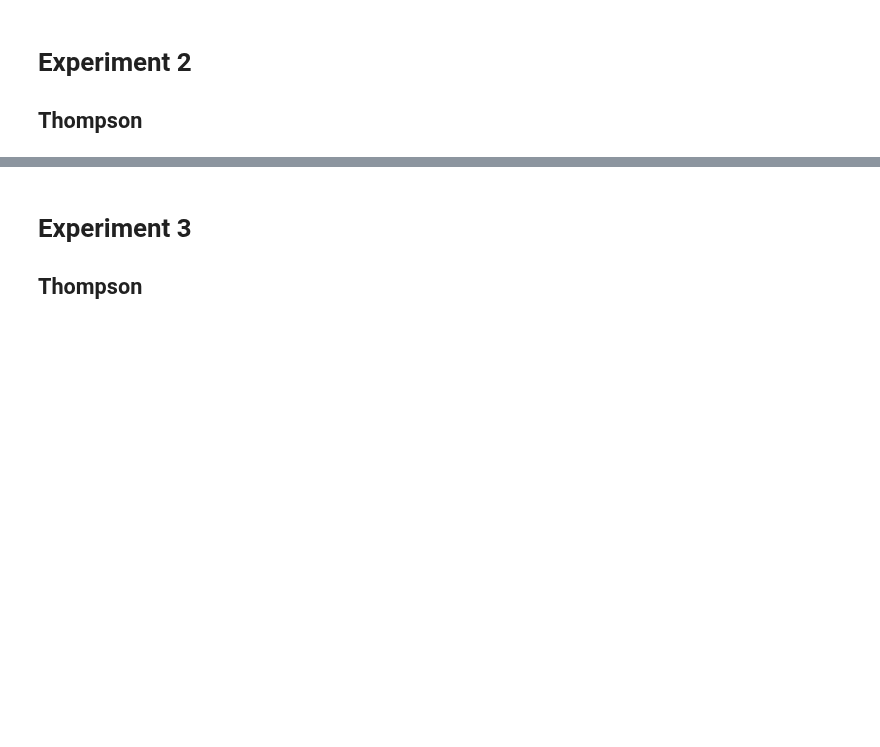
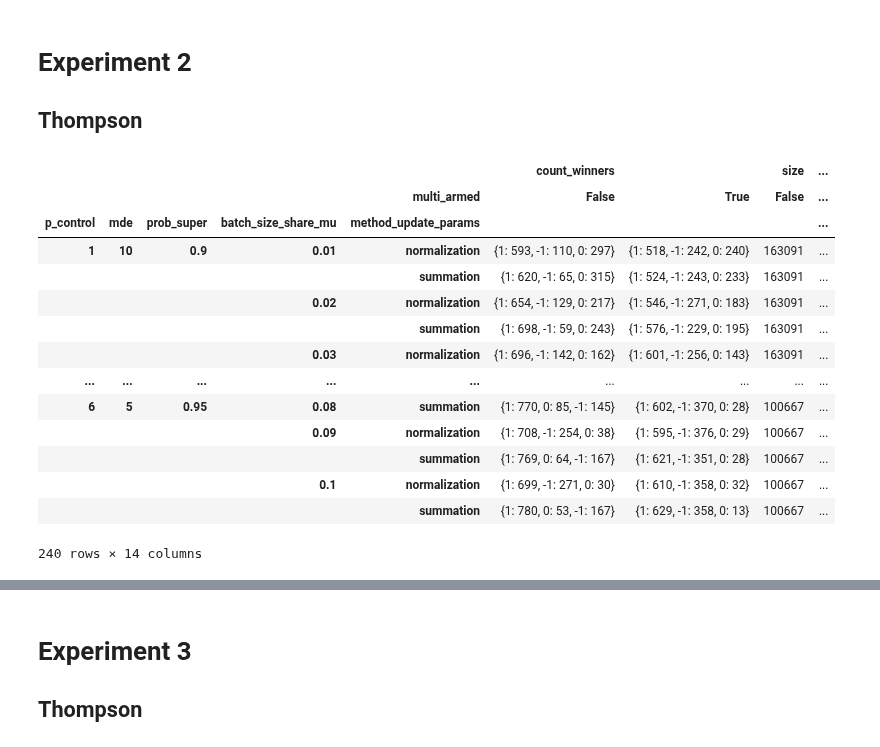
Before and after one commit to iakubovskii7/AB, a Jupyter notebook: Result_analyze.ipynb, the cells around one changed output, grey strips where cells are left out. Cells and saved outputs as stored; diff of their text form; code cells hidden in the pictures; blank space fills up the shorter version.

```diff
--- a/Result_analyze.ipynb
+++ b/Result_analyze.ipynb
@@ -15 +15,19 @@ results_mab_fp.unstack(level='multi_armed').to_excel(
     "Description experiment results/Conversion/Experiment2/thompson_FP.xlsx")
+# %%
+results_mab_2_fn.unstack(level='multi_armed')
+# %% [output]
+|  |  |  |  |  | count_winners |  | size | ... |
+|  |  |  |  | multi_armed | False | True | False | ... |
+| p_control | mde | prob_super | batch_size_share_mu | method_update_params |  |  |  | ... |
+| 1 | 10 | 0.9 | 0.01 | normalization | {1: 593, -1: 110, 0: 297} | {1: 518, -1: 242, 0: 240} | 163091 | ... |
+|  |  |  |  | summation | {1: 620, -1: 65, 0: 315} | {1: 524, -1: 243, 0: 233} | 163091 | ... |
+|  |  |  | 0.02 | normalization | {1: 654, -1: 129, 0: 217} | {1: 546, -1: 271, 0: 183} | 163091 | ... |
+|  |  |  |  | summation | {1: 698, -1: 59, 0: 243} | {1: 576, -1: 229, 0: 195} | 163091 | ... |
+|  |  |  | 0.03 | normalization | {1: 696, -1: 142, 0: 162} | {1: 601, -1: 256, 0: 143} | 163091 | ... |
+| ... | ... | ... | ... | ... | ... | ... | ... | ... |
+| 6 | 5 | 0.95 | 0.08 | summation | {1: 770, 0: 85, -1: 145} | {1: 602, -1: 370, 0: 28} | 100667 | ... |
+|  |  |  | 0.09 | normalization | {1: 708, -1: 254, 0: 38} | {1: 595, -1: 376, 0: 29} | 100667 | ... |
+|  |  |  |  | summation | {1: 769, 0: 64, -1: 167} | {1: 621, -1: 351, 0: 28} | 100667 | ... |
+|  |  |  | 0.1 | normalization | {1: 699, -1: 271, 0: 30} | {1: 610, -1: 358, 0: 32} | 100667 | ... |
+|  |  |  |  | summation | {1: 780, 0: 53, -1: 167} | {1: 629, -1: 358, 0: 13} | 100667 | ... |
+240 rows × 14 columns
```
Also changed, not shown: parts of 8 cells of this notebook, 5 other files.
